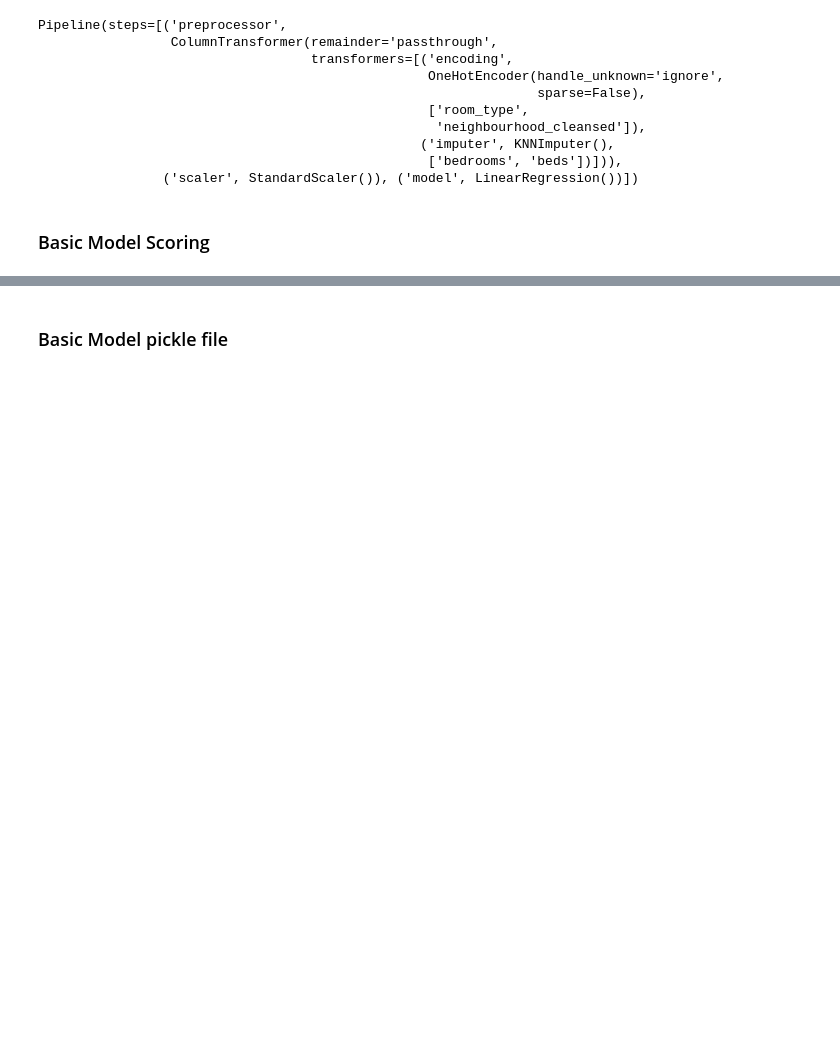
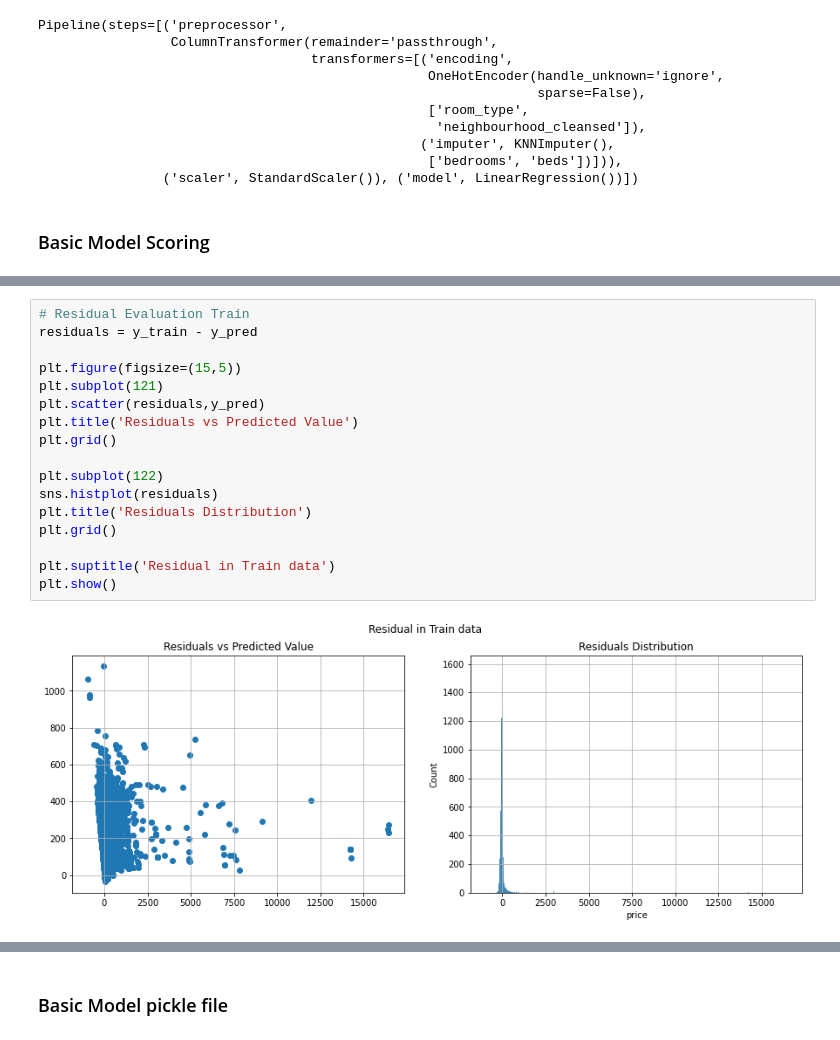
Before and after one commit to rreinhaus/airbnb_advice, a Jupyter notebook: notebooks/data_loading.ipynb, the cells around one changed output, grey strips where cells are left out. Cells and saved outputs as stored; diff of their text form; blank space fills up the shorter version.

```diff
--- a/notebooks/data_loading.ipynb
+++ b/notebooks/data_loading.ipynb
@@ -180 +191,20 @@ MAE: 88.77831432236017
+# %%
+# Residual Evaluation Train
+residuals = y_train - y_pred
+
+plt.figure(figsize=(15,5))
+plt.subplot(121)
+plt.scatter(residuals,y_pred)
+plt.title('Residuals vs Predicted Value')
+plt.grid()
+
+plt.subplot(122)
+sns.histplot(residuals)
+plt.title('Residuals Distribution')
+plt.grid()
+
+plt.suptitle('Residual in Train data')
+plt.show()
+# %% [output]
+[figure, added]
 # %%
```
Also changed, not shown: parts of 61 cells of this notebook, 1 other file.
